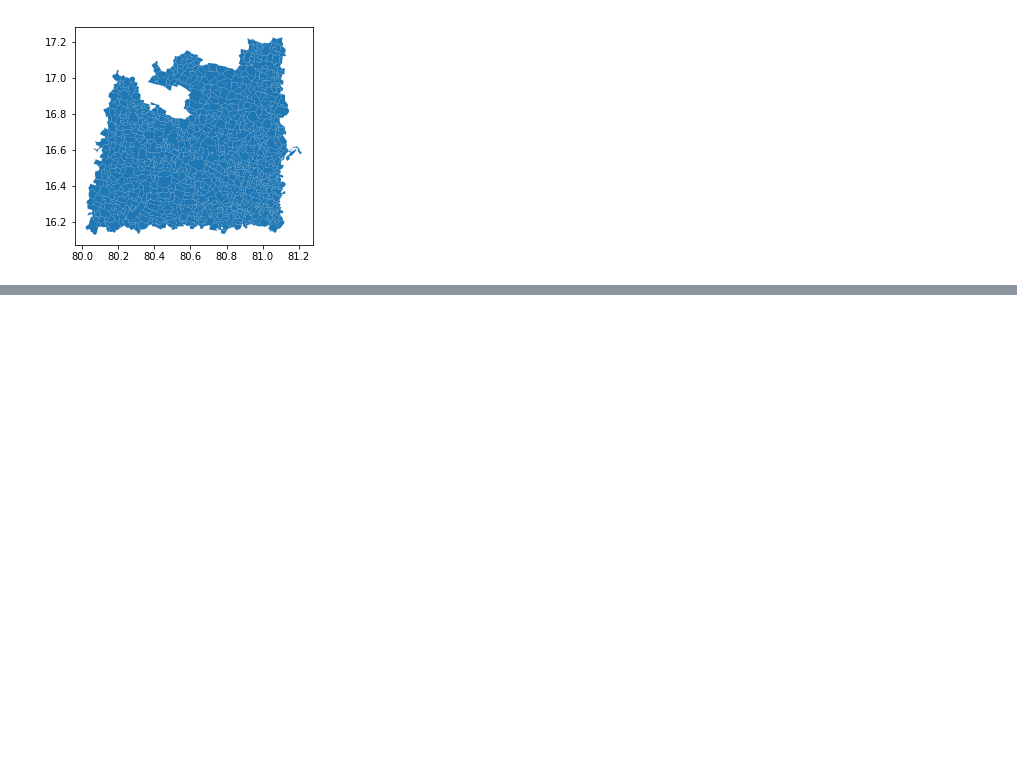
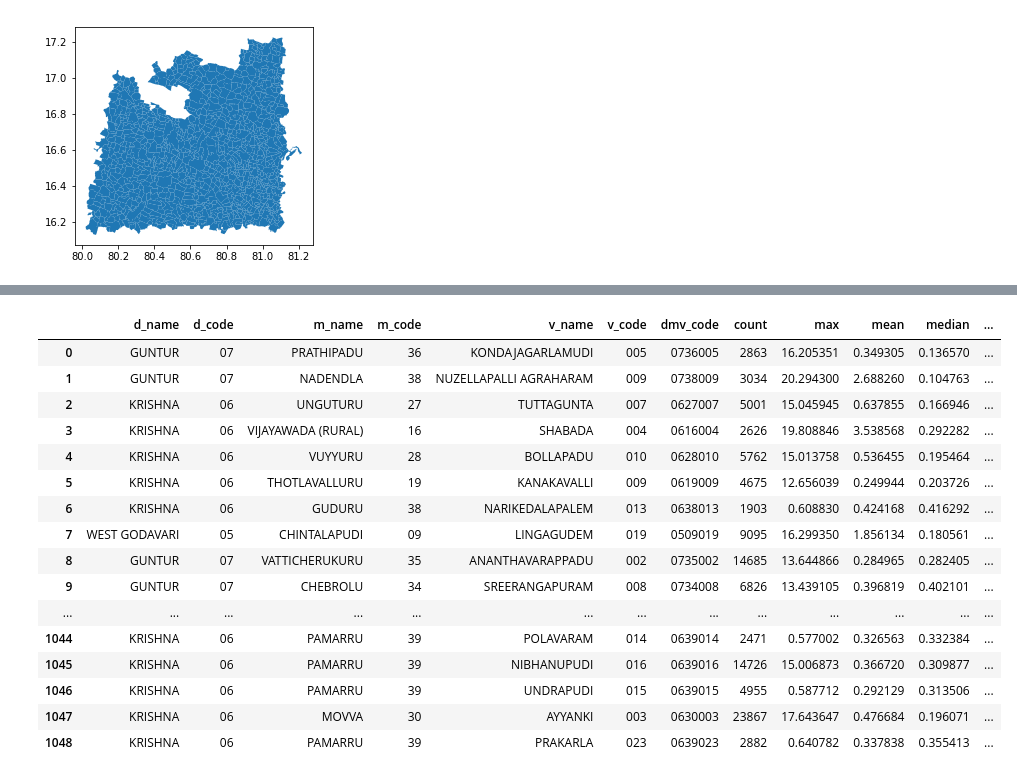
Before and after one commit to sandeepgadhwal/Zonal-Statistics-Tool, a Jupyter notebook: Zonal Statistics - Moisture Index Andhra Villages.ipynb, the cells around one changed output, grey strips where cells are left out. Cells and saved outputs as stored; diff of their text form; code cells hidden in the pictures; blank space fills up the shorter version.

```diff
--- a/Zonal Statistics - Moisture Index Andhra Villages.ipynb
+++ b/Zonal Statistics - Moisture Index Andhra Villages.ipynb
@@ -40,8 +41,8 @@ f.GetGeometryRef().GetGeometryRef(0).GetPoint(0)'''
 'a = vect_ds.GetLayer()\nf = a.GetNextFeature()\nf.GetGeometryRef().GetGeometryRef(0).GetPoint(0)'
 # %%
 # Import villages shapefile
-vil_df = gpd.read_file(village_shapefile).to_crs({'init': 'epsg:4326'})
-vil_df
+vil_df_orig = gpd.read_file(village_shapefile).to_crs({'init': 'epsg:4326'})
+vil_df_orig
 # %% [output]
 |  | objectid | d_name | d_code | m_name | m_code | v_name | v_code | dmv_code | dhab_code | nhab_code | ... |
 | 0 | 1 | PRAKASAM | 08 | JANAKAVARAMPANGULURU | 26 | RAMAKURU | 001 | 0826001 | 08114260010101 | 08224260010101 | ... |
@@ -118,10 +119,11 @@ gdf.plot()
 [figure]
 # %%
 # Select list of villages for which we have satellite images
-data_av = gdf.to_crs(vil_df.crs).unary_union
-vil_df_flt = vil_df[vil_df.intersects(data_av)]
-vil_df_flt = vil_df_flt.reset_index().drop(columns = ['index'])
-vil_df_flt.plot()
+gdf = gdf.to_crs(vil_df.crs)
+data_av = gdf.unary_union
+vil_df = vil_df_orig[vil_df_orig.intersects(data_av)]
+vil_df = vil_df.reset_index().drop(columns = ['index'])
+vil_df.plot()
 # %% [output]
 <matplotlib.axes._subplots.AxesSubplot at 0x...>
 [figure]
@@ -253,0 +206,65 @@ vil_df_flt.join(mi_df)
+# %%
+data_store = []
+
+def calculate_mi(row, vil_df):
+    # Open dataset
+    #l1c_name = gdf['SUBDATASETS'][0]['SUBDATASET_2_NAME']
+    #proj_epsg = gdf['proj_epsg'][0]
+
+    l1c_name = row['SUBDATASETS']['SUBDATASET_2_NAME']
+    print(f"\n-- Processing {l1c_name}")
+    proj_epsg = row['proj_epsg']
+
+
+    # Get Bounds For Filtered Villages
+    vil_df_flt = vil_df[vil_df.intersects(row['FOOTPRINT'])]
+    vil_df_flt = vil_df_flt.to_crs({'init': 'epsg:'+proj_epsg })
+    print(f"-- Found {len(vil_df_flt)} Villages for getting statistics")
+    bd = vil_df_flt.total_bounds
+    aoi_bounds_for_gdal = [ bd[0], bd[3], bd[2], bd[1]]
+
+    # Read Data
+    raster_dataset = gdal.Open(l1c_name)
+    #raster_dataset = gdal.Translate('', raster_dataset, format = 'MEM', projWin = aoi_bounds_for_gdal)#, outputType = gdal.GDT_UInt16)
+    geo_transform = raster_dataset.GetGeoTransform()
+    proj = raster_dataset.GetProjectionRef()
+    n_bands = raster_dataset.RasterCount
+    metadata = raster_dataset.GetMetadata()
+
+    # Extract Bands
+    B8A = raster_dataset.GetRasterBand(4)
+    #B8A.GetMetadata_Dict()
+    B8A = B8A.ReadAsArray()
+
+    B11 = raster_dataset.GetRasterBand(5)
+    #B11.GetMetadata_Dict()
+    B11 = B11.ReadAsArray()
+
+    # Calculate Moisture Index
+    mi = (B8A - B11)/(B8A + B11)
+
+    # Calculate Statistics
+    stats = zonal_stats(
+        vil_df_flt,
+        mi,
+        transform=geo_transform,
+        all_touched = True,
+        stats=['min', 'max', 'mean', 'median', 'std', 'count', 'percentile_90']
+        #stats=['min', 'max', 'mean', 'median', 'majority', 'std', 'count', 'percentile_90']
+    )
+
+    mi_df = pd.DataFrame(stats)
+
+    mi_df = vil_df_flt[['d_name', 'd_code', 'm_name', 'm_code', 'v_name', 'v_code', 'dmv_code']].join(mi_df)
+
+    mi_df['timestamp'] = pd.to_datetime(metadata['PRODUCT_START_TIME'], errors='ignore')
+
+    data_store.append(mi_df)
+
+# Calculate
+gdf[:5].apply(lambda x: calculate_mi(x, vil_df), axis = 1)
+
+# Merge Output
+df = pd.concat(data_store)
+df
+# %% [output]
@@ -253,0 +281,17 @@ vil_df_flt.join(mi_df)
+|  | d_name | d_code | m_name | m_code | v_name | v_code | dmv_code | count | max | mean | median | ... |
+| 0 | GUNTUR | 07 | PRATHIPADU | 36 | KONDAJAGARLAMUDI | 005 | 0736005 | 2863 | 16.205351 | 0.349305 | 0.136570 | ... |
+| 1 | GUNTUR | 07 | NADENDLA | 38 | NUZELLAPALLI AGRAHARAM | 009 | 0738009 | 3034 | 20.294300 | 2.688260 | 0.104763 | ... |
+| 2 | KRISHNA | 06 | UNGUTURU | 27 | TUTTAGUNTA | 007 | 0627007 | 5001 | 15.045945 | 0.637855 | 0.166946 | ... |
+| 3 | KRISHNA | 06 | VIJAYAWADA (RURAL) | 16 | SHABADA | 004 | 0616004 | 2626 | 19.808846 | 3.538568 | 0.292282 | ... |
+| 4 | KRISHNA | 06 | VUYYURU | 28 | BOLLAPADU | 010 | 0628010 | 5762 | 15.013758 | 0.536455 | 0.195464 | ... |
+| 5 | KRISHNA | 06 | THOTLAVALLURU | 19 | KANAKAVALLI | 009 | 0619009 | 4675 | 12.656039 | 0.249944 | 0.203726 | ... |
+| 6 | KRISHNA | 06 | GUDURU | 38 | NARIKEDALAPALEM | 013 | 0638013 | 1903 | 0.608830 | 0.424168 | 0.416292 | ... |
+| 7 | WEST GODAVARI | 05 | CHINTALAPUDI | 09 | LINGAGUDEM | 019 | 0509019 | 9095 | 16.299350 | 1.856134 | 0.180561 | ... |
+| 8 | GUNTUR | 07 | VATTICHERUKURU | 35 | ANANTHAVARAPPADU | 002 | 0735002 | 14685 | 13.644866 | 0.284965 | 0.282405 | ... |
+| 9 | GUNTUR | 07 | CHEBROLU | 34 | SREERANGAPURAM | 008 | 0734008 | 6826 | 13.439105 | 0.396819 | 0.402101 | ... |
+| ... | ... | ... | ... | ... | ... | ... | ... | ... | ... | ... | ... | ... |
+| 1044 | KRISHNA | 06 | PAMARRU | 39 | POLAVARAM | 014 | 0639014 | 2471 | 0.577002 | 0.326563 | 0.332384 | ... |
+| 1045 | KRISHNA | 06 | PAMARRU | 39 | NIBHANUPUDI | 016 | 0639016 | 14726 | 15.006873 | 0.366720 | 0.309877 | ... |
+| 1046 | KRISHNA | 06 | PAMARRU | 39 | UNDRAPUDI | 015 | 0639015 | 4955 | 0.587712 | 0.292129 | 0.313506 | ... |
+| 1047 | KRISHNA | 06 | MOVVA | 30 | AYYANKI | 003 | 0630003 | 23867 | 17.643647 | 0.476684 | 0.196071 | ... |
+| 1048 | KRISHNA | 06 | PAMARRU | 39 | PRAKARLA | 023 | 0639023 | 2882 | 0.640782 | 0.337838 | 0.355413 | ... |
```
Also changed, not shown: parts of 6 cells of this notebook, 1 other file.
